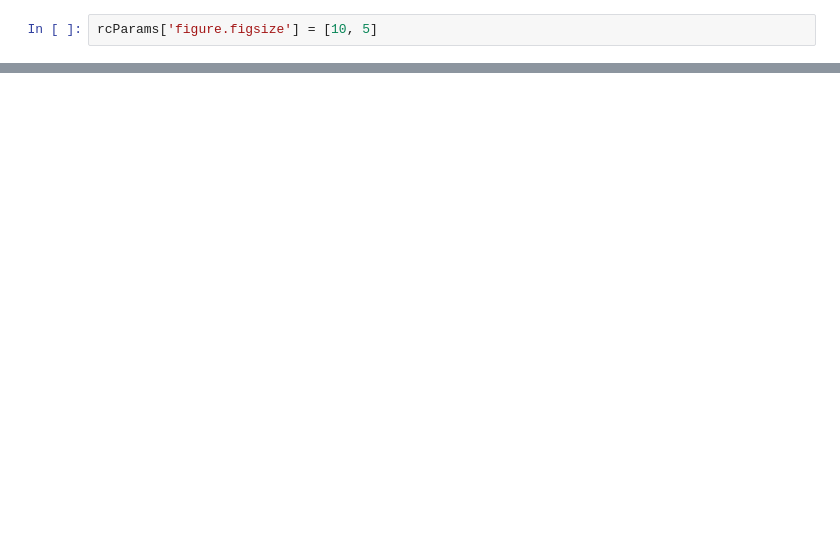
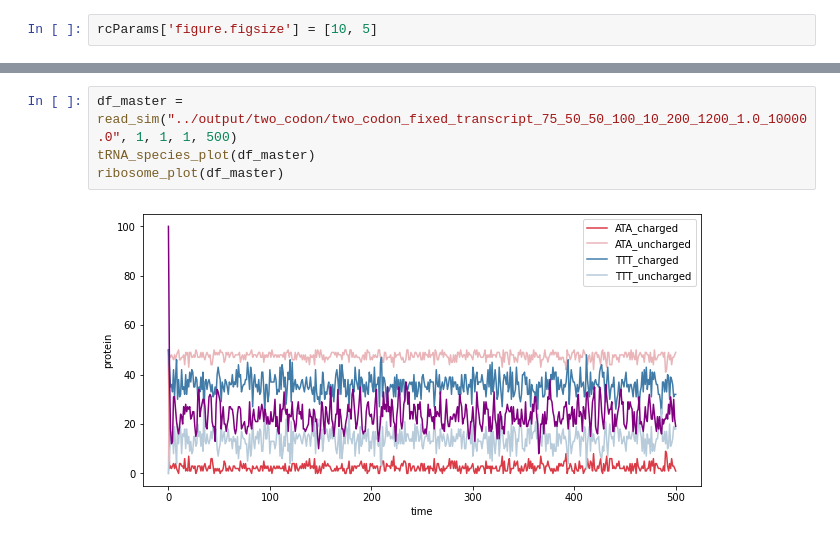
Before and after one commit to alexismhill3/tRNA-dynamics, a Jupyter notebook: analysis/two_codon.ipynb, the cells around one changed output, grey strips where cells are left out. Saved outputs shown, nothing was run; the diff lists cells and outputs as text; blank space fills up the shorter version.

```diff
--- a/analysis/two_codon.ipynb
+++ b/analysis/two_codon.ipynb
@@ -59,0 +51,6 @@ ribosome_plot(df_master)
+# %%
+df_master = read_sim("../output/two_codon/two_codon_fixed_transcript_75_50_50_100_10_200_1200_1.0_10000.0", 1, 1, 1, 500)
+tRNA_species_plot(df_master)
+ribosome_plot(df_master)
+# %% [output]
+[figure, added]
```
Also changed, not shown: parts of 13 cells of this notebook, 35 other files.
